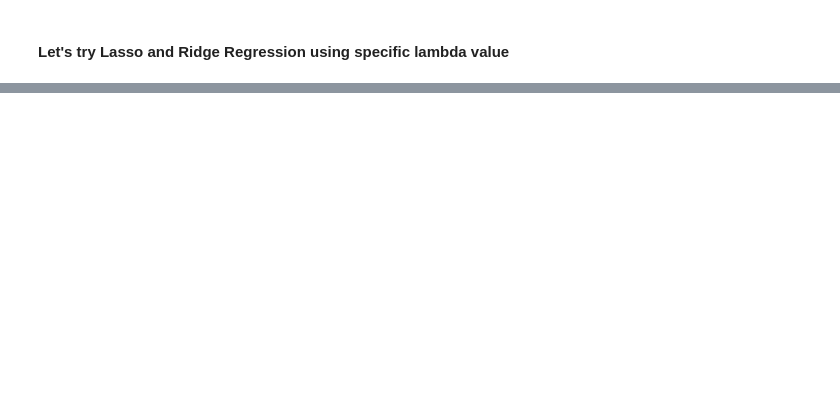
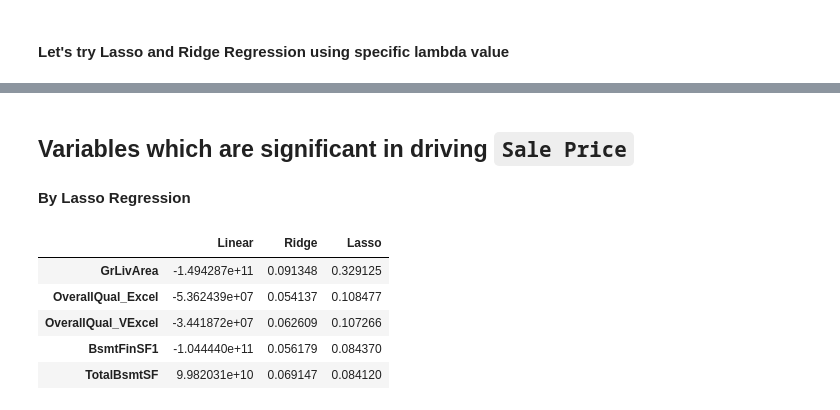
Before and after one commit to sabhrantsrivastava/HousingAnalysisAdvancedRegression, a Jupyter notebook: Sabhrant_Srivastava_Housing_Analysis.ipynb, the cells around one changed output, grey strips where cells are left out. Saved outputs shown, nothing was run; the diff lists cells and outputs as text; code cells hidden in the pictures; blank space fills up the shorter version.

```diff
--- a/Sabhrant_Srivastava_Housing_Analysis.ipynb
+++ b/Sabhrant_Srivastava_Housing_Analysis.ipynb
@@ -1452,0 +1646,13 @@ r2 score = 0.9999999999618804
+# %% [markdown]
+## Variables which are significant in driving `Sale Price`
+
+#### By Lasso Regression
+# %%
+betas.sort_values(by=['Lasso'], ascending=False).head(5)
+# %% [output]
+|  | Linear | Ridge | Lasso |
+| GrLivArea | -1.494287e+11 | 0.091348 | 0.329125 |
+| OverallQual_Excel | -5.362439e+07 | 0.054137 | 0.108477 |
+| OverallQual_VExcel | -3.441872e+07 | 0.062609 | 0.107266 |
+| BsmtFinSF1 | -1.044440e+11 | 0.056179 | 0.084370 |
+| TotalBsmtSF | 9.982031e+10 | 0.069147 | 0.084120 |
```
Also changed, not shown: parts of 43 cells of this notebook.
